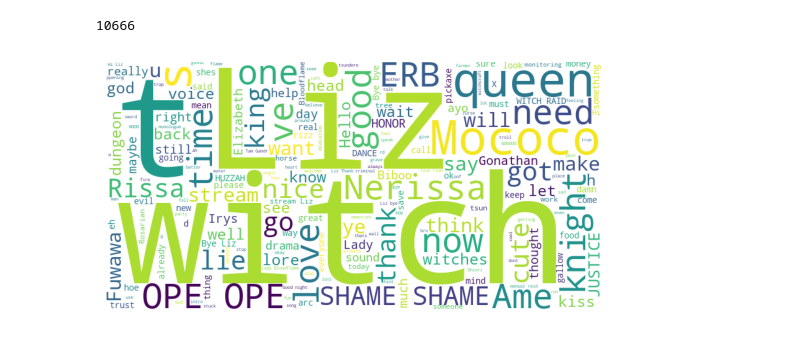
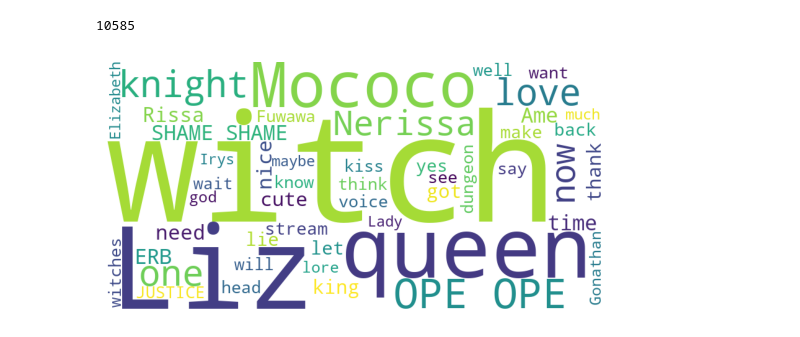
Before and after one commit to shadowkai0121/StreamResearch, a Jupyter notebook: word_cloud.ipynb, the cells around one changed output. Cells and saved outputs as stored; diff of their text form; code cells hidden in the pictures.

Commit message:
更新 word cloud 設定

```diff
--- a/word_cloud.ipynb
+++ b/word_cloud.ipynb
@@ -16,29 +16,30 @@ df.head()
 | 3 | add_chat_item | gracegg | NaN | 0 | As a new Rosarian I find it stran... | text_message | 4.620 | ... |
 | 4 | add_chat_item | 고구마 | NaN | 0 | :_heart::_heart::_heart: | text_message | 9.171 | ... |
 # %%
-onomatopoeic_words = ('lol', 'lmao+o*', 'lmfao+o*', 'huh+h*', 'wow', 'dang', 'rofl', '(ha)+', 'hehe', 'omg', 'oh', 'o7', 'bau', ':\\(', 'D:', 'XD+D*', 'wah', 'wha+a*',
-                    'yeah', '^(m)+$', 'aw+w*', '草', 'lamo+o*', 'hm+m*', 'a(ha)+', 'hah', 'lo+o*l', 'wo+o*w+w*', 'uh+h*', 'nuh')
+onomatopoeic_words = ('lo+o*l', 'lmao+o*', 'lmfao+o*', 'huh+h*', 'wo+o*w', 'dang', 'rofl', '(ha)+', 'hehe', 'omg', 'o+o*h', 'o7', '(bau)+', ':\\(', 'D:', 'XD+D*', 'wah', 'wha+a*',
+                    'yeah', '^(m)+$', 'aw+w*', '草', 'lamo+o*', 'hm+m*', 'a(ha)+', 'hah', 'lo+o*l', 'wo+o*w+w*', 'uh+h*', 'nuh',
+                    'KEKW', '(hello)+', '(hi)+', 'goo+o*d')
 pattern = re.compile(r'\b(' + '|'.join(onomatopoeic_words) +
                     r')|(:[^:]+:)|(\(.*?\)[^\w\s]*)|(^\@\w+)|(^\?+$)\b', re.IGNORECASE)
 messages = df['message'].apply(
     lambda x:  pattern.sub('', x).strip()).replace('', np.nan).dropna()
 messages.nunique()
 # %% [output]
-10666
+10585
 # %%
 text = ' '.join(messages)
 
-wordcloud = WordCloud(width=800, height=400, background_color='white', repeat=True).generate(text)
+wordcloud = WordCloud(width=800, height=400, background_color='white', max_words=50, min_word_length=3).generate(text)
 
 plt.figure()
 plt.imshow(wordcloud)
 plt.axis("off")
 plt.show()
 
 with open('msg.log', 'w', encoding='utf8') as f:
     for message in messages:
         if not len(message.strip()):
             continue
         f.write(f'{message}\n')
 # %% [output]
-[figure, old version]
+[figure, new version]
```
Also changed, not shown: 1 other file.
